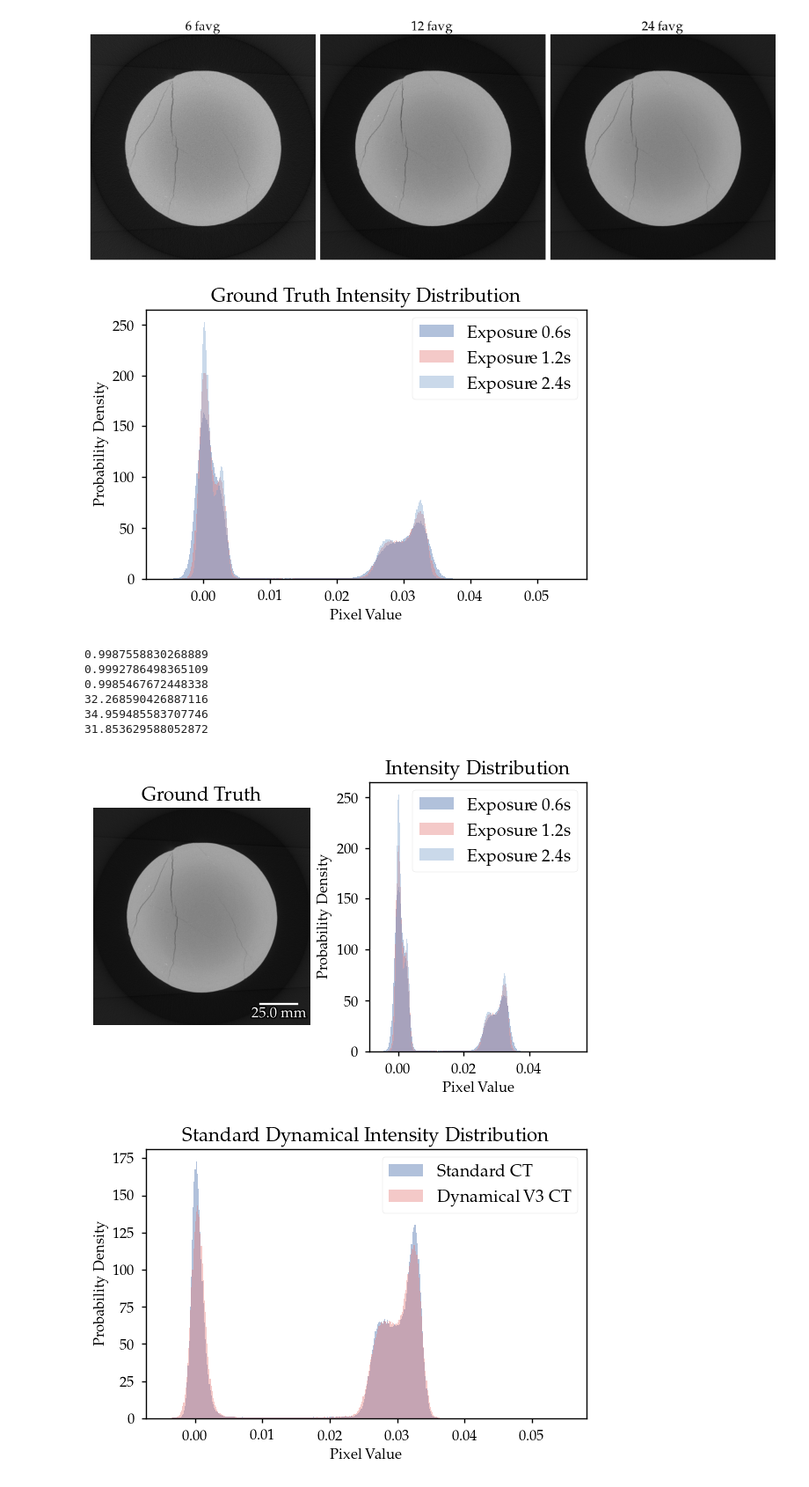
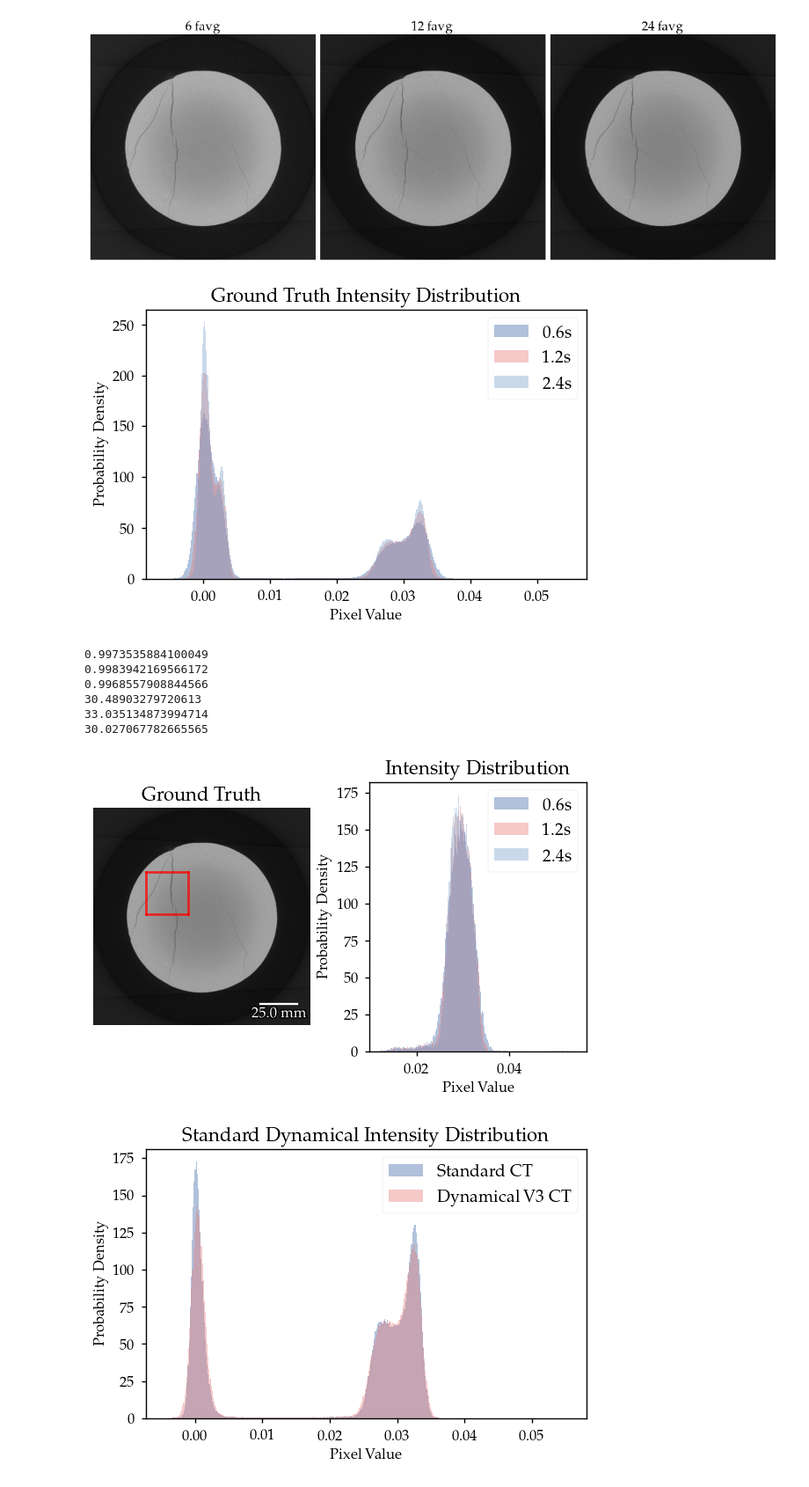
Before and after one commit to RubenDragland/4D_CT, a Jupyter notebook: CT Analysis/exposure_optimisation.ipynb, the cells around one changed output. Shown at 88% size. Saved outputs shown, nothing was run; the diff lists cells and outputs as text; code cells hidden in the pictures.

```diff
--- a/CT Analysis/exposure_optimisation.ipynb
+++ b/CT Analysis/exposure_optimisation.ipynb
@@ -159,7 +159,7 @@ def plot_slice_histogram(hists:list, labels:list, xlabel="Pixel Value", ylabel="
         plt.savefig(f"../Results/Golden Angle/{title}.pdf", format="pdf" )
     plt.show()
 
-def plot_slice_histogram_grid(img, hists:list, labels:list, titles=["", ""], xlabel="Pixel Value", ylabel="Probability Density", savefile=None, savefig=False):
+def plot_slice_histogram_grid(img, hists:list, labels:list, titles=["", ""], xlabel="Pixel Value", ylabel="Probability Density", savefile=None, savefig=False, roi= [[300,400], [300,400]]):
 
     choose_formatter(False)
 
@@ -168,8 +168,16 @@ def plot_slice_histogram_grid(img, hists:list, labels:list, titles=["", ""], xla
     # axes = np.array([[fig.add_subplot(gs[j, i]) for i in range(n2)] for j in range(n1)]).reshape(-1)
     ax_img = fig.add_subplot(gs[:,0:2,])
     ax_hist = fig.add_subplot(gs[:,2:,])
+    x1, x2 = roi[0]
+    y1, y2 = roi[1]
 
     ax_img.imshow(img, cmap="gray")
+    ax_img.plot([y1,y1], [x1,x2], "-", c="red", linewidth=2, alpha=0.75, label="RoI")
+    ax_img.plot([y1,y2], [x1,x1], "-",c="red", linewidth=2, alpha=0.75, label="RoI")
+    ax_img.plot([y2,y2], [x1,x2], "-",c="red", linewidth=2, alpha=0.75, label="RoI")
+    ax_img.plot([y1,y2], [x2,x2], "-", c="red", linewidth=2, alpha=0.75, label="RoI")
+
+    # ax_img.plot([y1,y2], [x1,x2], c="red", linewidth=2, alpha=0.75, label="RoI")
     ax_img.axis("off")
     ax_img = add_scalebar(ax_img)
     ax_img.set_title(titles[0])
@@ -193,7 +201,7 @@ diff12 = favg12_slice - favg24_slice
 diff126 = -(favg12_slice - favg6_slice)
 
 # plot_noise_histogram(diff6.flatten(), diff12.flatten(), diff126.flatten(), title="Gaussian Noise Ground Truth", savefig=False)
-plot_slice_histogram([favg6_slice.flatten(), favg12_slice.flatten(), favg24_slice.flatten()], [f"Exposure {0.6}s", f"Exposure {1.2}s", f"Exposure {2.4}s"], title="Ground Truth Intensity Distribution", savefig=True)
+plot_slice_histogram([favg6_slice.flatten(), favg12_slice.flatten(), favg24_slice.flatten()], [f"{0.6}s", f"{1.2}s", f"{2.4}s"], title="Ground Truth Intensity Distribution", savefig=False)
 
 
 # diff126 = favg12_slice - favg6_slice
@@ -202,26 +210,34 @@ plot_slice_histogram([favg6_slice.flatten(), favg12_slice.flatten(), favg24_slic
 # plt.legend()
 # plt.show()
 
+x1, x2 = [300,500]
+y1, y2 = [250,450]
 
-print(utils.calc_ssim(favg6_slice, favg24_slice))
-print(utils.calc_ssim(favg24_slice, favg12_slice))
-print(utils.calc_ssim(favg12_slice, favg6_slice))
 
-print(utils.calc_psnr(favg6_slice, favg24_slice))
-print(utils.calc_psnr(favg24_slice, favg12_slice))
-print(utils.calc_psnr(favg12_slice, favg6_slice))
+print(utils.calc_ssim(favg6_slice[x1:x2, y1:y2], favg24_slice[x1:x2, y1:y2]))
+print(utils.calc_ssim(favg24_slice[x1:x2, y1:y2], favg12_slice[x1:x2, y1:y2]))
+print(utils.calc_ssim(favg12_slice[x1:x2, y1:y2], favg6_slice[x1:x2, y1:y2]))
+
+print(utils.calc_psnr(favg6_slice[x1:x2, y1:y2], favg24_slice[x1:x2, y1:y2]))
+print(utils.calc_psnr(favg24_slice[x1:x2, y1:y2], favg12_slice[x1:x2, y1:y2]))
+print(utils.calc_psnr(favg12_slice[x1:x2, y1:y2], favg6_slice[x1:x2, y1:y2]))
 # %% [output]
-[figure, old version]
+[figure, new version]
-0.9987558830268889
-0.9992786498365109
-0.9985467672448338
-32.268590426887116
-34.959485583707746
-31.853629588052872
+0.9973535884100049
+0.9983942169566172
+0.9968557908844566
+30.48903279720613
+33.035134873994714
+30.027067782665565
 # %%
-plot_slice_histogram_grid(crossections["favg24"]["gt"], [favg6_slice.flatten(), favg12_slice.flatten(), favg24_slice.flatten()], [f"Exposure {0.6}s", f"Exposure {1.2}s", f"Exposure {2.4}s"], titles=["Ground Truth", "Intensity Distribution"], savefile="ground_truths_exposure_comparison", savefig=True)
+x1, x2 = [300,500]
+y1, y2 = [250,450]
+
+
+
+plot_slice_histogram_grid(crossections["favg24"]["gt"], [favg6_slice[x1:x2, y1:y2].flatten(), favg12_slice[x1:x2, y1:y2].flatten(), favg24_slice[x1:x2, y1:y2].flatten()], [f"{0.6}s", f"{1.2}s", f"{2.4}s"], titles=["Ground Truth", "Intensity Distribution"], savefile="ground_truths_exposure_comparison", savefig=True, roi=[[x1,x2], [y1,y2]])
 # %% [output]
-[figure, old version]
+[figure, new version]
 # %%
 # Now work with slices and do proper work
 
```
Also changed, not shown: parts of 6 cells of this notebook, 2 other files.
